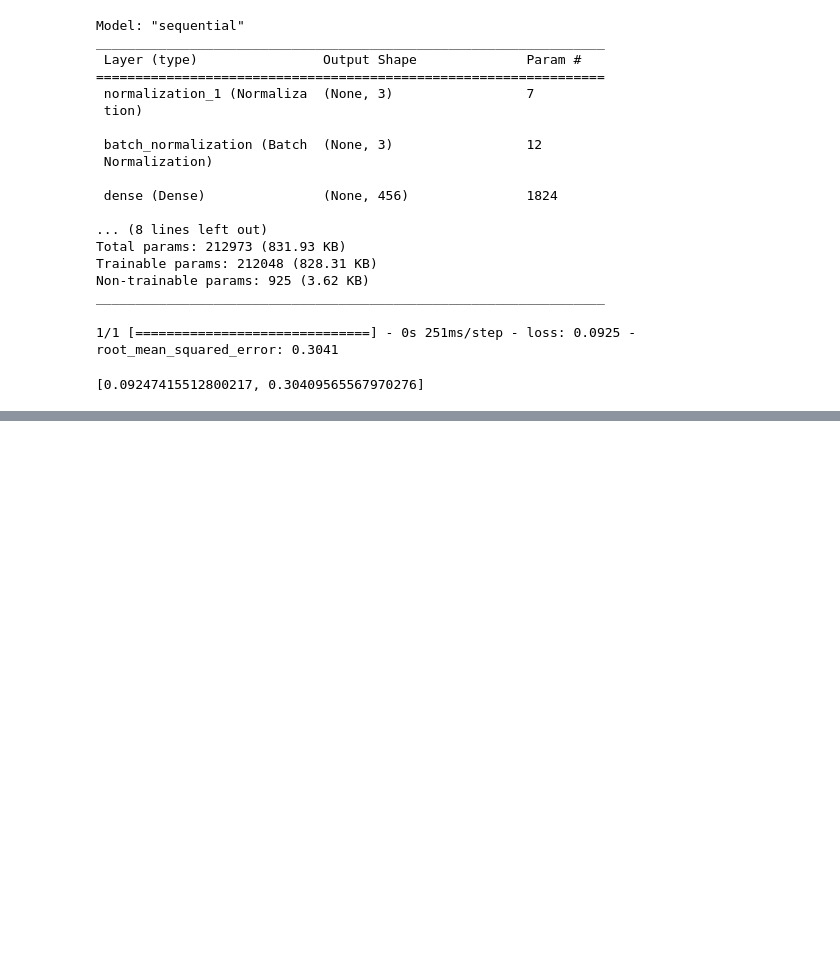
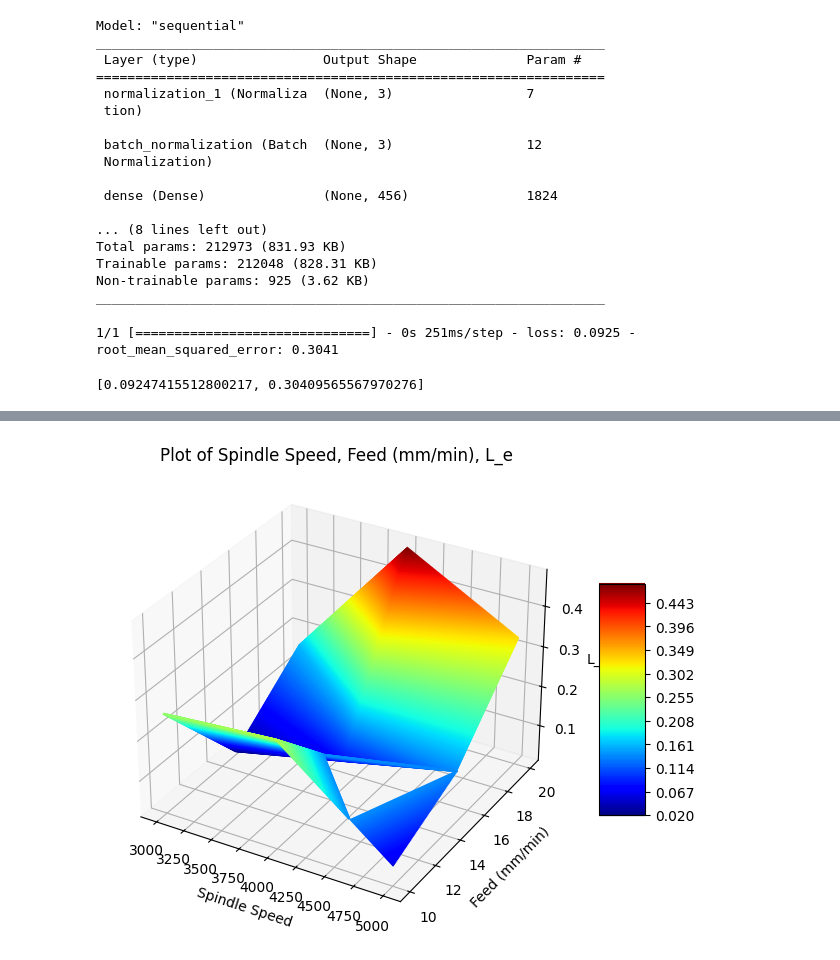
Before and after one commit to VardanMittal/Micromilling_process_optimisation, a Jupyter notebook: main2.ipynb, the cells around one changed output, grey strips where cells are left out. Saved outputs shown, nothing was run; the diff lists cells and outputs as text; code cells hidden in the pictures; blank space fills up the shorter version.

Commit message:
"Adding Final Graphs"

```diff
--- a/main2.ipynb
+++ b/main2.ipynb
@@ -237,0 +249,34 @@ y_pred
+# %%
+import matplotlib.pyplot as plt
+import numpy as np
+
+def plot_3d_contour(data, x_attr, y_attr, z_attr):
+    fig = plt.figure(figsize=(8, 6))
+    ax = fig.add_subplot(111, projection='3d')
+
+    x = data[x_attr]
+    y = data[y_attr]
+    z = data[z_attr]
+
+    # Create a grid for contour plot
+    x_unique = np.sort(np.unique(x))
+    y_unique = np.sort(np.unique(y))
+    X, Y = np.meshgrid(x_unique, y_unique)
+    Z = np.zeros_like(X)
+
+    # Populate Z values based on x, y, and z data
+    for i in range(len(x)):
+        ix = np.where(x_unique == x[i])[0][0]
+        iy = np.where(y_unique == y[i])[0][0]
+        Z[iy, ix] = z[i]
+
+    # Create a 3D contour plot
+    contour = ax.contour3D(X, Y, Z,500, cmap='jet')  # Adjust number of levels as needed
+    fig.colorbar(contour, ax=ax, shrink=0.5, aspect=5)  # Add color bar for reference
+
+    ax.set_xlabel(x_attr)
+    ax.set_ylabel(y_attr)
+    ax.set_zlabel(z_attr)
+    plt.title(f"Plot of {x_attr}, {y_attr}, {z_attr}")
+
+    plt.show()
@@ -237,0 +293,4 @@ y_pred
+# %%
+plot_3d_contour(data, "Spindle Speed", "Feed (mm/min)", "L_e")
+# %% [output]
+[figure, added]
```
Also changed, not shown: parts of 15 cells of this notebook, 5 other files.
